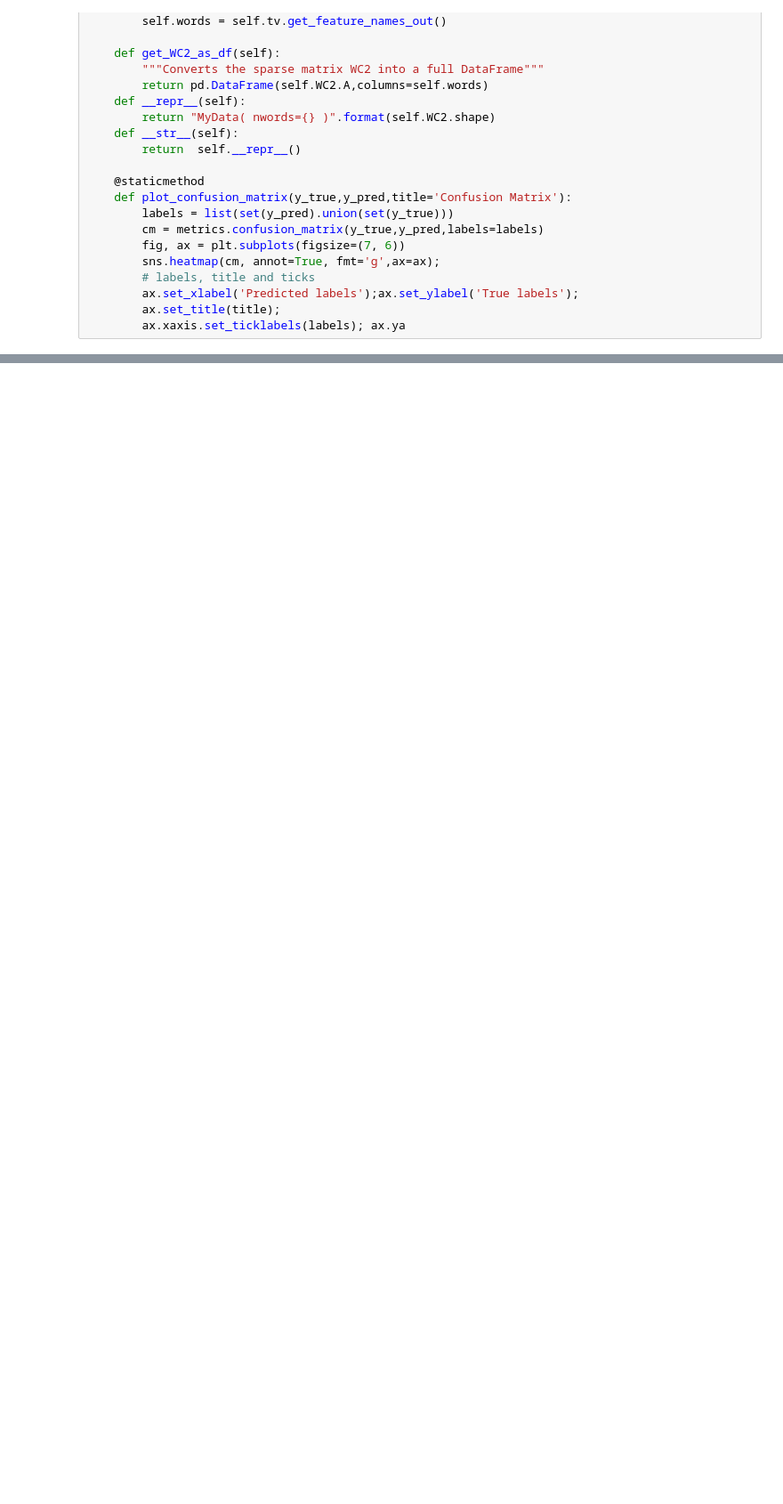
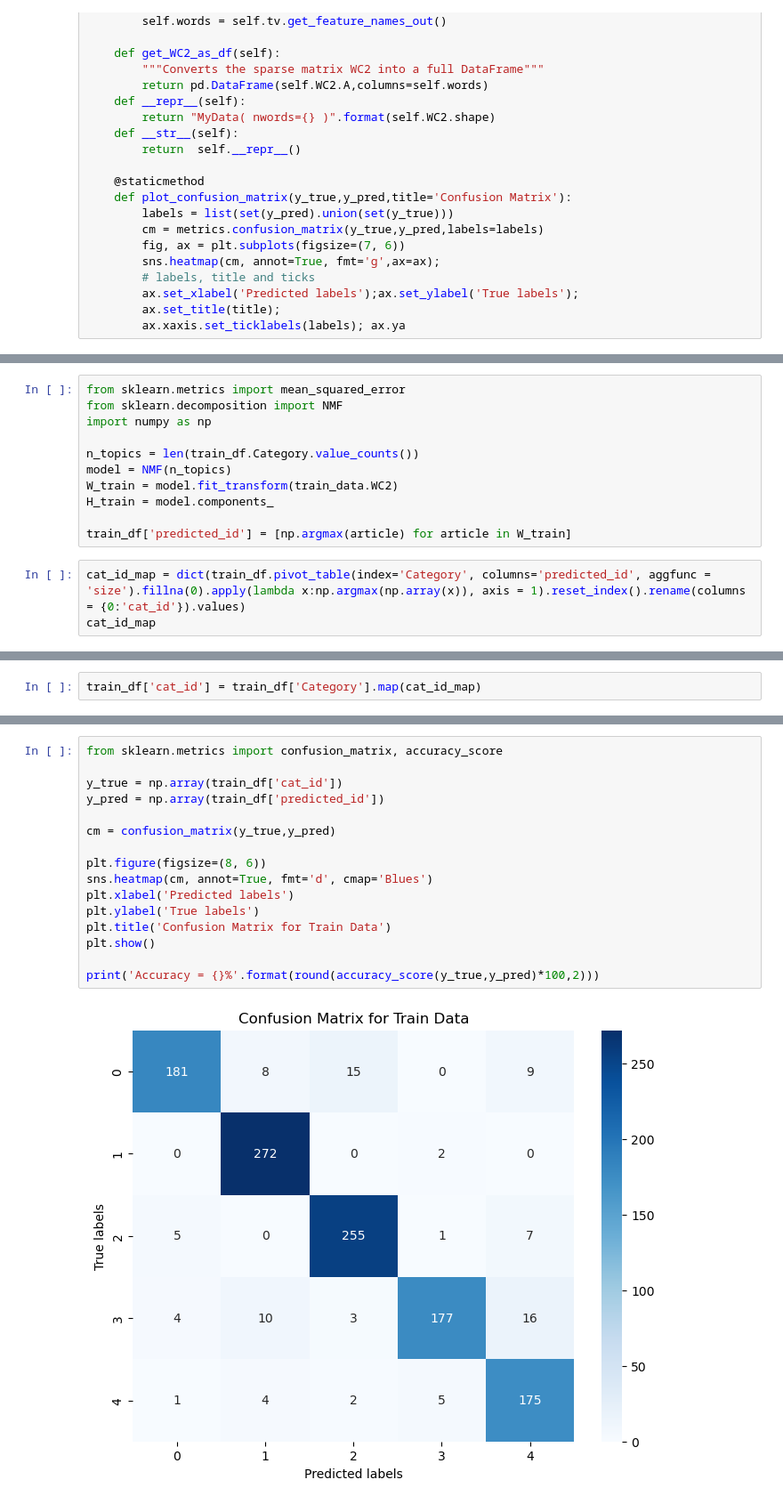
Before and after one commit to Sud-ranjan/bbc_news_classification, a Jupyter notebook: data_preprocessor.ipynb, the cells around one changed output, grey strips where cells are left out. Shown at 89% size. Cells and saved outputs as stored; diff of their text form; blank space fills up the shorter version.

Commit message:
added NMF model

```diff
--- a/data_preprocessor.ipynb
+++ b/data_preprocessor.ipynb
@@ -174,0 +182,14 @@ WC2 in test_data data set has size: (735, 5376)
+# %%
+from sklearn.metrics import mean_squared_error
+from sklearn.decomposition import NMF
+import numpy as np
+
+n_topics = len(train_df.Category.value_counts())
+model = NMF(n_topics)
+W_train = model.fit_transform(train_data.WC2)
+H_train = model.components_
+
+train_df['predicted_id'] = [np.argmax(article) for article in W_train]
+# %%
+cat_id_map = dict(train_df.pivot_table(index='Category', columns='predicted_id', aggfunc = 'size').fillna(0).apply(lambda x:np.argmax(np.array(x)), axis = 1).reset_index().rename(columns = {0:'cat_id'}).values)
+cat_id_map
@@ -174,0 +198,2 @@ WC2 in test_data data set has size: (735, 5376)
+# %%
+train_df['cat_id'] = train_df['Category'].map(cat_id_map)
@@ -174,0 +216,18 @@ WC2 in test_data data set has size: (735, 5376)
+# %%
+from sklearn.metrics import confusion_matrix, accuracy_score
+
+y_true = np.array(train_df['cat_id'])
+y_pred = np.array(train_df['predicted_id'])
+
+cm = confusion_matrix(y_true,y_pred)
+
+plt.figure(figsize=(8, 6))
+sns.heatmap(cm, annot=True, fmt='d', cmap='Blues')
+plt.xlabel('Predicted labels')
+plt.ylabel('True labels')
+plt.title('Confusion Matrix for Train Data')
+plt.show()
+
+print('Accuracy = {}%'.format(round(accuracy_score(y_true,y_pred)*100,2)))
+# %% [output]
+[figure, added]
```
Also changed, not shown: parts of 11 cells of this notebook, 2 other files.
